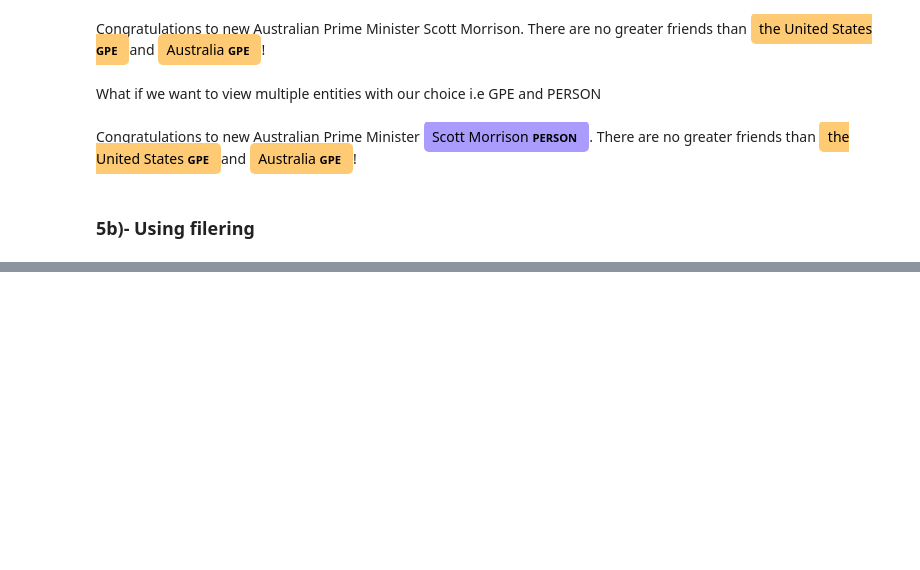
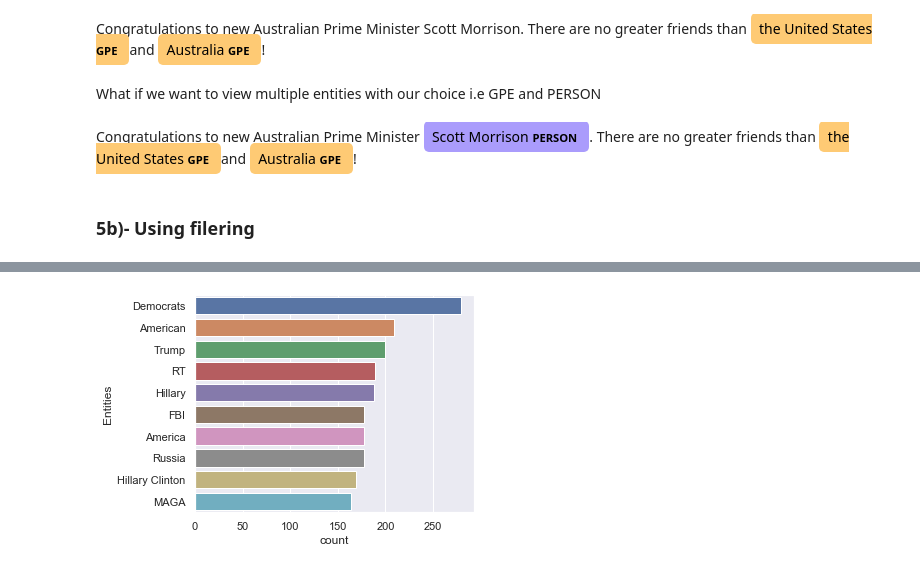
Before and after one commit to HassanSherwani/NLP-Natural-Language-Processing-, a Jupyter notebook: Custom_Named-Entity/custome_ner_kaggle.ipynb, the cells around one changed output, grey strips where cells are left out. Cells and saved outputs as stored; diff of their text form; code cells hidden in the pictures; blank space fills up the shorter version.

```diff
--- a/Custom_Named-Entity/custome_ner_kaggle.ipynb
+++ b/Custom_Named-Entity/custome_ner_kaggle.ipynb
@@ -188,0 +317,6 @@ Congratulations to new Australian Prime Minister Scott Morrison PERSON . There a
+# %%
+entities = []
+for ent in doc.ents:
+    if ent.label_ not in ["PERCENT", "CARDINAL", "DATE"]:
+#         print(ent.text,ent.label_)
+        entities.append(ent.text.strip())
@@ -188,0 +338,9 @@ Congratulations to new Australian Prime Minister Scott Morrison PERSON . There a
+# %%
+df_ent = pd.DataFrame(entities, columns=["Entities"])
+plt.figure(figsize=(5,4))
+sns.countplot(y="Entities",
+             data=df_ent,
+             order=df_ent["Entities"].value_counts().iloc[0:10].index)
+plt.show()
+# %% [output]
+[figure, added]
```
Also changed, not shown: parts of 38 cells of this notebook.
